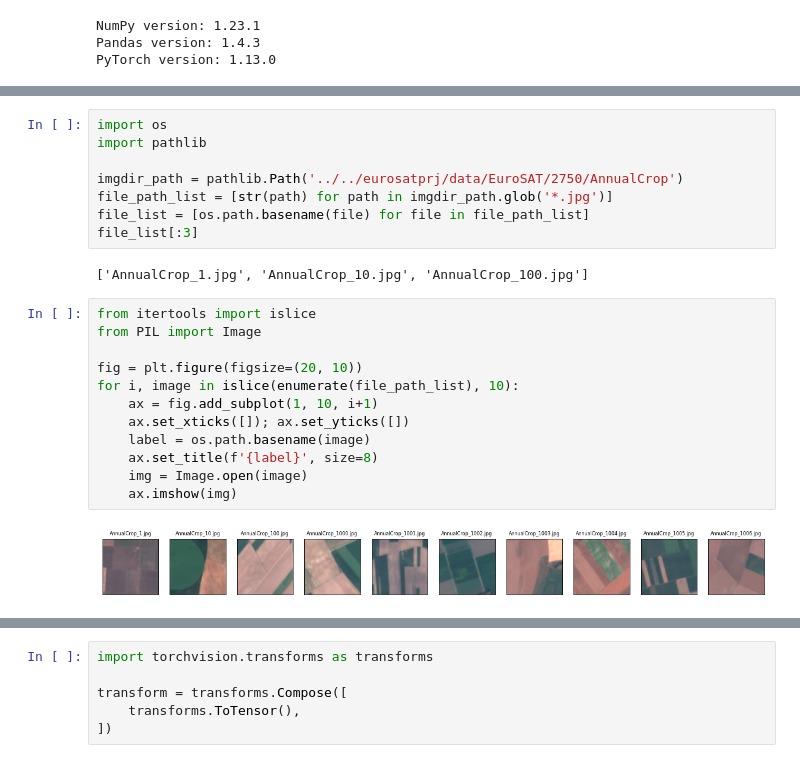
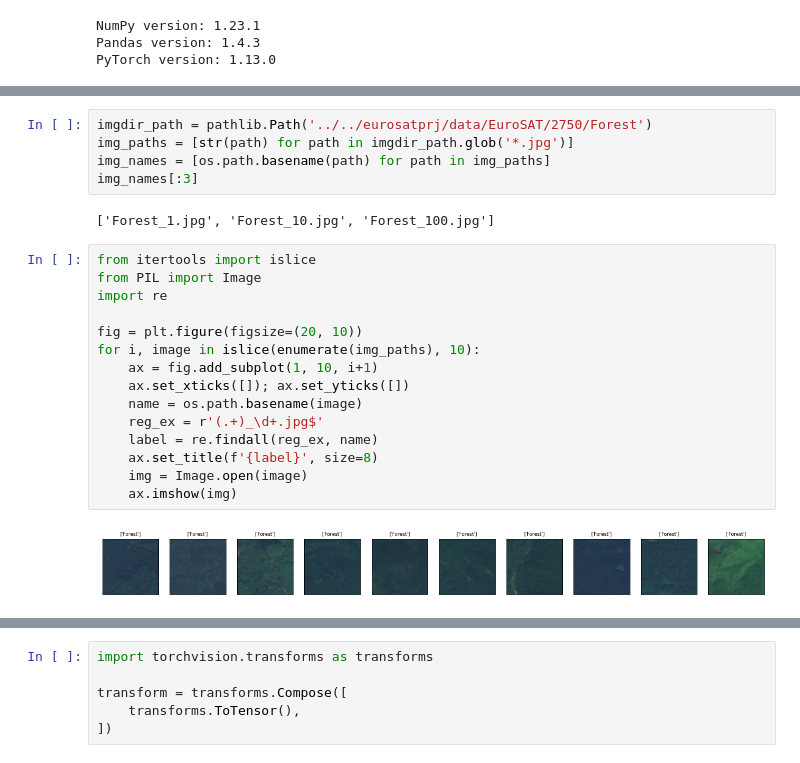
Before and after one commit to luigiselmi/dlwpt_nb, a Jupyter notebook: pml3/eurosat_images_classification.ipynb, the cells around one changed output, grey strips where cells are left out. Drawn from its saved outputs; the diff is of its cells as text.

Commit message:
eurosat dataset

```diff
--- a/pml3/eurosat_images_classification.ipynb
+++ b/pml3/eurosat_images_classification.ipynb
@@ -20,24 +54,24 @@ PyTorch version: 1.13.0
 # %%
-import os
-import pathlib
-
-imgdir_path = pathlib.Path('../../eurosatprj/data/EuroSAT/2750/AnnualCrop')
-file_path_list = [str(path) for path in imgdir_path.glob('*.jpg')]
-file_list = [os.path.basename(file) for file in file_path_list]
-file_list[:3]
+imgdir_path = pathlib.Path('../../eurosatprj/data/EuroSAT/2750/Forest')
+img_paths = [str(path) for path in imgdir_path.glob('*.jpg')]
+img_names = [os.path.basename(path) for path in img_paths]
+img_names[:3]
 # %% [output]
-['AnnualCrop_1.jpg', 'AnnualCrop_10.jpg', 'AnnualCrop_100.jpg']
+['Forest_1.jpg', 'Forest_10.jpg', 'Forest_100.jpg']
 # %%
 from itertools import islice
 from PIL import Image
+import re
 
 fig = plt.figure(figsize=(20, 10))
-for i, image in islice(enumerate(file_path_list), 10):
+for i, image in islice(enumerate(img_paths), 10):
     ax = fig.add_subplot(1, 10, i+1)
     ax.set_xticks([]); ax.set_yticks([])
-    label = os.path.basename(image)
+    name = os.path.basename(image)
+    reg_ex = r'(.+)_\d+.jpg$'
+    label = re.findall(reg_ex, name)
     ax.set_title(f'{label}', size=8)
     img = Image.open(image)
     ax.imshow(img)
 # %% [output]
-[figure, old version]
+[figure, new version]
```
Also changed, not shown: parts of 5 cells of this notebook.
